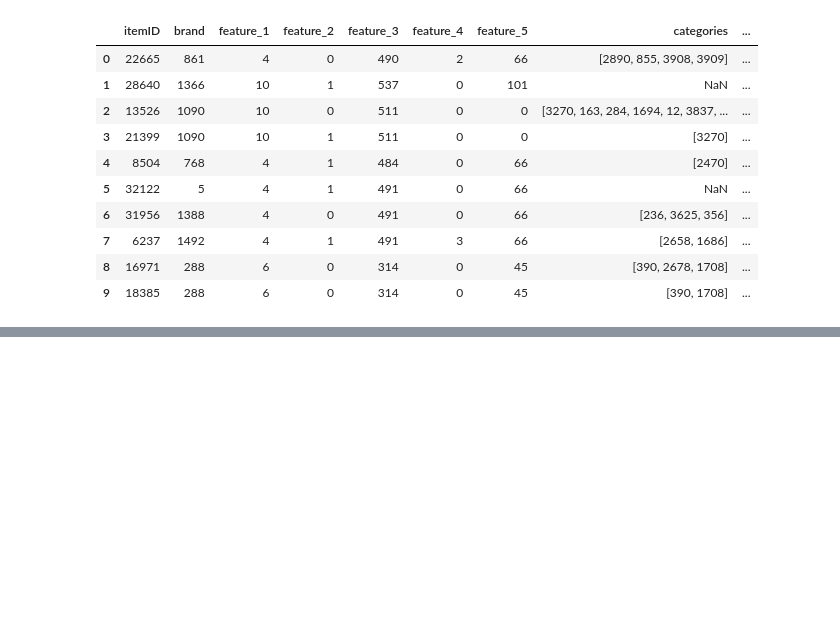
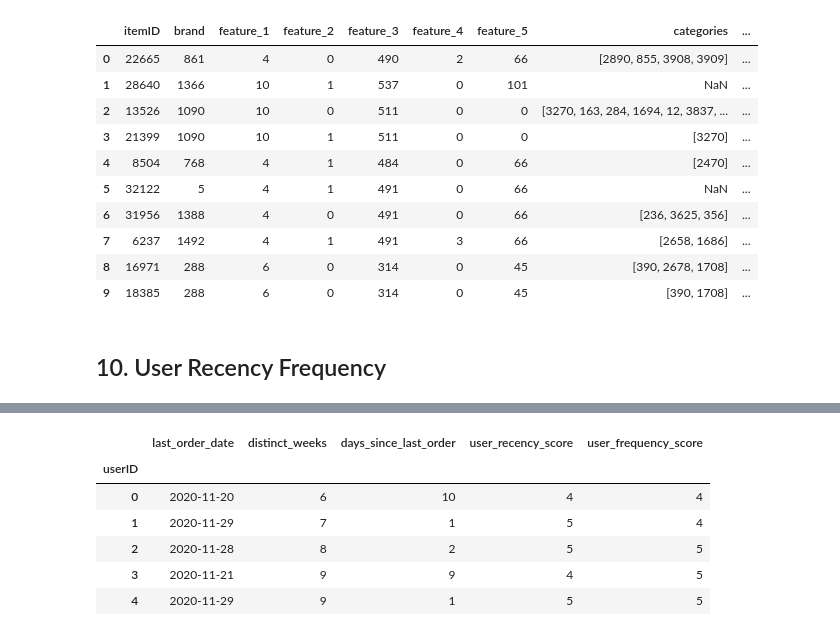
Before and after one commit to simranbhurat/DM2-Project, a Jupyter notebook: eda/DMC_EDA_Categories.ipynb, the cells around one changed output, grey strips where cells are left out. Cells and saved outputs as stored; diff of their text form; code cells hidden in the pictures; blank space fills up the shorter version.

Commit message:
user recency frequency

```diff
--- a/eda/DMC_EDA_Categories.ipynb
+++ b/eda/DMC_EDA_Categories.ipynb
@@ -561,0 +533,3 @@ categories = [
+# %%
+orders_til_nov = orders[orders['date']<='2020-11-30']
+orders_til_dec = orders[orders['date']<='2020-12-31']
@@ -603,3 +642,65 @@ items.head(10)
 items.to_csv('items_processed.csv', sep='|', index=False)
 orders.to_csv('orders_processed.csv', sep='|', index=False)
 item_category_matrix.to_csv('item_category_matrix.csv', sep='|', index=False)
+# %% [markdown]
+## 10. User Recency Frequency
+# %%
+users_til_nov = orders_til_nov.groupby('userID').agg(
+    {
+        'date' : 'max',
+        'week' : 'nunique'
+    }
+).rename(
+    {
+        'date': 'last_order_date',
+        'week': 'distinct_weeks'
+    },
+    axis=1
+)
+users_til_nov['days_since_last_order'] = (
+    pd.to_datetime('2020-11-30') - users_til_nov['last_order_date']
+).dt.days
+print(users_til_nov.describe())
+
+users_til_nov['user_recency_score'] = pd.qcut(
+    users_til_nov['days_since_last_order'],
+    5,
+    labels=range(5, 0, -1)
+).astype(int)
+users_til_nov['user_frequency_score'] = pd.qcut(
+    users_til_nov['distinct_weeks'],
+    5,
+    labels=range(1, 6)
+).astype(int)
+
+
+users_til_dec = orders_til_dec.groupby('userID').agg(
+    {
+        'date' : 'max',
+        'week' : 'nunique'
+    }
+).rename(
+    {
+        'date': 'last_order_date',
+        'week': 'distinct_weeks'
+    },
+    axis=1
+)
+users_til_dec['days_since_last_order'] = (
+    pd.to_datetime('2020-12-31') - users_til_dec['last_order_date']
+).dt.days
+print(users_til_dec.describe())
+
+users_til_dec['user_recency_score'] = pd.qcut(
+    users_til_dec['days_since_last_order'],
+    5,
+    labels=range(5, 0, -1)
+).astype(int)
+users_til_dec['user_frequency_score'] = pd.qcut(
+    users_til_dec['distinct_weeks'],
+    5,
+    labels=range(1, 6)
+).astype(int)
+
+users_til_nov.head()
+# %% [output]
@@ -605,0 +725,7 @@ item_category_matrix.to_csv('item_category_matrix.csv', sep='|', index=False)
+|  | last_order_date | distinct_weeks | days_since_last_order | user_recency_score | user_frequency_score |
+| userID |  |  |  |  |  |
+| 0 | 2020-11-20 | 6 | 10 | 4 | 4 |
+| 1 | 2020-11-29 | 7 | 1 | 5 | 4 |
+| 2 | 2020-11-28 | 8 | 2 | 5 | 5 |
+| 3 | 2020-11-21 | 9 | 9 | 4 | 5 |
+| 4 | 2020-11-29 | 9 | 1 | 5 | 5 |
```
Also changed, not shown: parts of 13 cells of this notebook.
